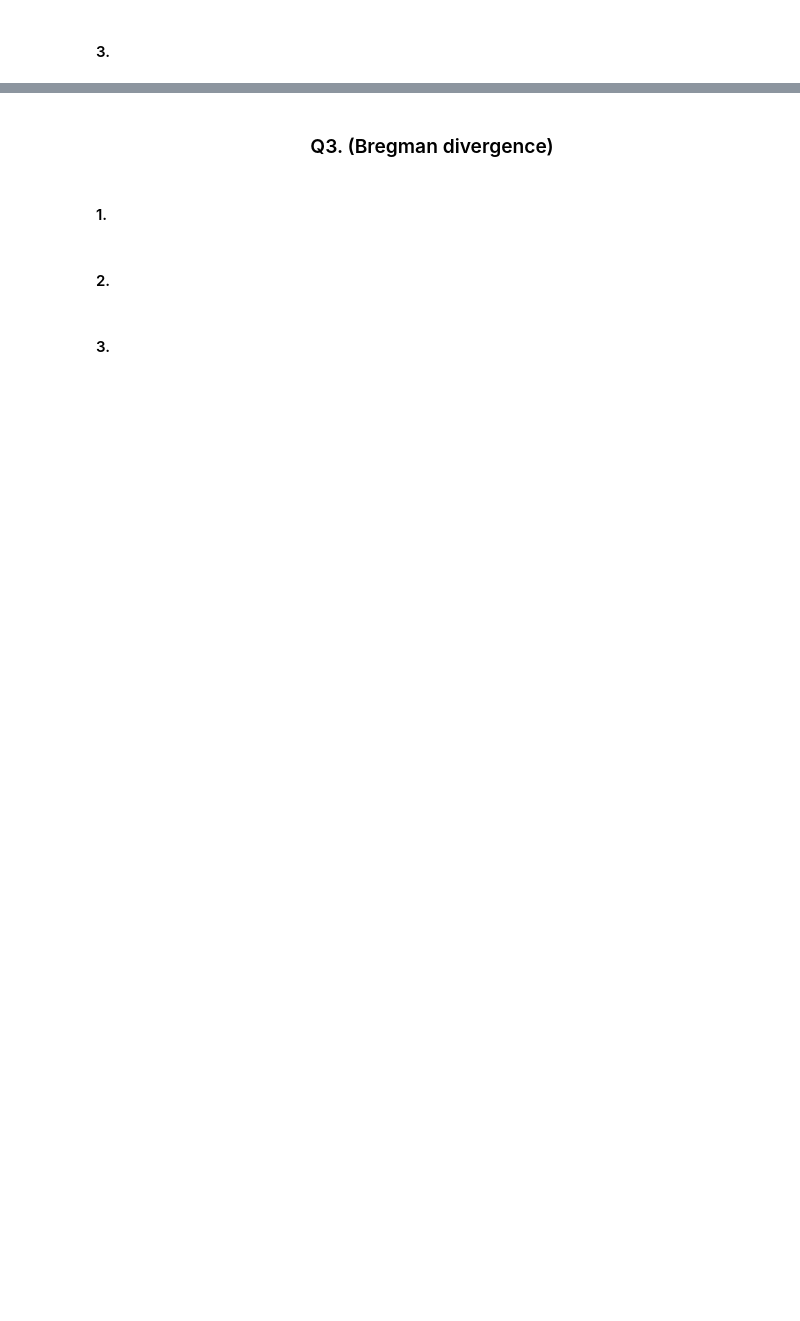
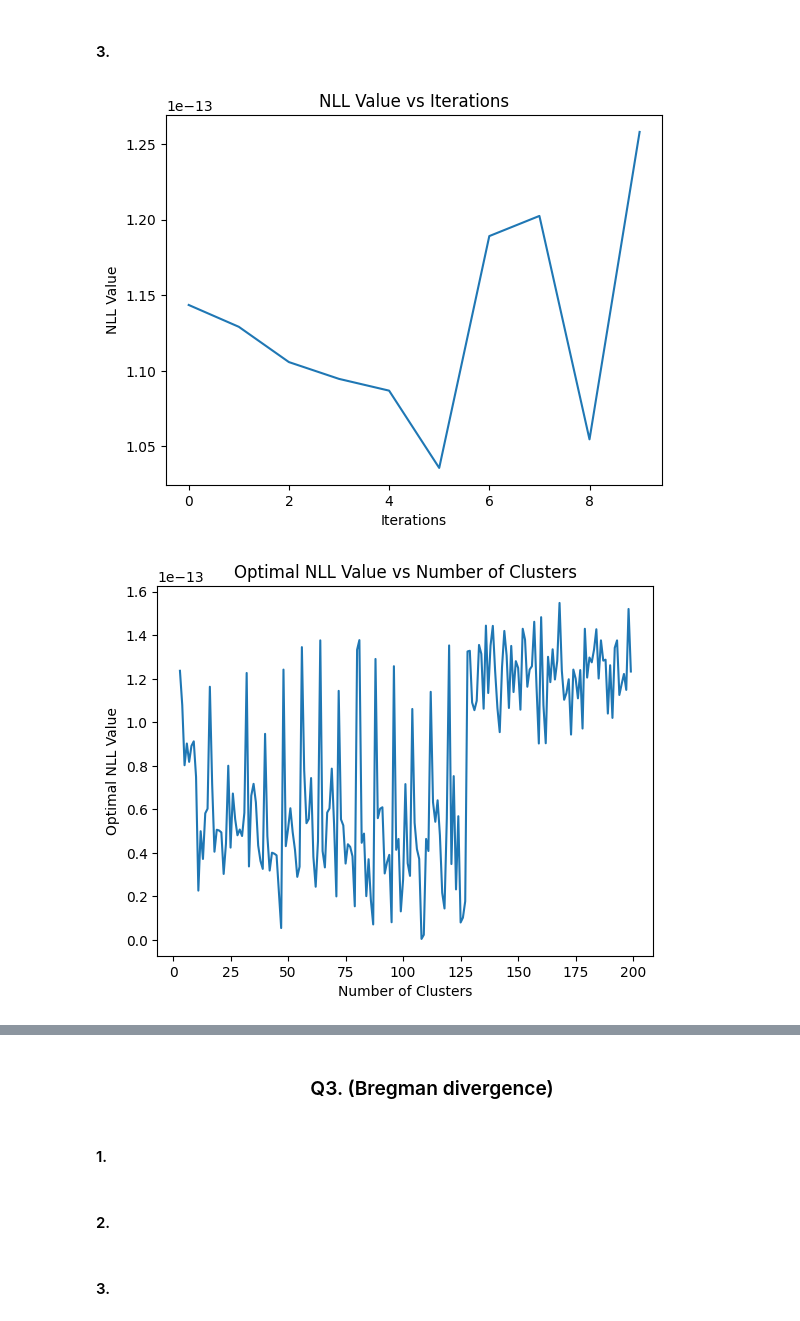
Before and after one commit to darkopetrov/DAT570_Continuous_optimization_in_data_science, a Jupyter notebook: Module_2/Code_2.ipynb, the cells around one changed output, grey strips where cells are left out. Cells and saved outputs as stored; diff of their text form; code cells hidden in the pictures; blank space fills up the shorter version.

```diff
--- a/Module_2/Code_2.ipynb
+++ b/Module_2/Code_2.ipynb
@@ -195,31 +261,101 @@ b)
 #### 3.
 # %%
 import numpy as np
+import pandas as pd
+import matplotlib.pyplot as plt
+import tqdm.notebook as tqdm
 
 def EM_clustering(X,sigma,K):
     # Number of iterations
     iter_num=10
     # d is the number of features and n is the number of the data points:
     (n,d)=X.shape
     # Initialize the K centroids randomly. Each row is a centroid.
     M=np.random.randn(K,d)
     # A vector that stores the NLL value in different iterations:
     value=np.zeros(iter_num)
-
     #start the EM loop:
     for k in range(iter_num):
         # Apply the E stape by calculating the omega_{i,k} coefficients
+        # omega_{i,k} = (exp(-norm(x_i-mu_k^(t))^2)/(2 sigma^2))/(sum_k=1^K exp(-norm(x_i-mu_k^(t))^2)/(2 sigma^2))
+        omega = np.zeros((n, K))
+        for i in range(n):
+            for j in range(K):
+                o4 = X[i] - M[j]
+                # print(o4)
+                o3 = np.linalg.norm(o4)
+                # print(o3)
+                o2 = o3**2
+                o1 = -o2 / (2 * sigma**2)
+                omega[i, j] = np.exp(o1)
+                # print(omega[i, j])
+                # print(omega)
+                # return 0
+                # print(omega) # we devide by 0 and we get nan values TODO: fix this
+            omega[i] /= np.sum(omega[i])
         # Apply the M step and obtain an update of M
+        # mu_k^(t+1) = sum_i=1^n omega_{i,k} x_i / sum_i=1^n omega_{i,k}
+        # for a in omega:
+            # print(a)
+        for j in range(K):
+            m2 = np.sum(omega[:, j])
+            # print(m2)
+            m1 = np.sum(omega[:, j].reshape(-1, 1) * X, axis=0)
+            M[j] =  m1 / m2
         # Calculate the NLL vale
-        value[k]= ...
+        value[k] = -np.sum(np.log(np.sum(omega, axis=1)))
 
     return M, value
 
-
 #Load the CC General dataset by pandas and keep the numerical part as a
 # numpy array X
+df = pd.read_csv('CC GENERAL.csv')
+X = df.select_dtypes(include=np.number).fillna(0).values
 
+# plt.plot(X)
+plt.show()
+# Normalize the data
+X = (X - np.mean(X, axis=0)) / np.std(X, axis=0)
+# plt.plot(X)
+plt.show()
+# X= X-100000
 # Apply EM_clustering(X,sigma,K)
+sigma = 1
+K = 3
+M, value = EM_clustering(X, sigma, K)
+
 # Plot value vs iterations
+plt.plot(value)
+plt.xlabel('Iterations')
+plt.ylabel('NLL Value')
+plt.title('NLL Value vs Iterations')
+plt.show()
+
 # Apply different numbers of clusters and plot the last
 # value of NLL (i.e. value[-1]) as the optimal NLL vs the number of clusters
+K_values = range(3, 200)
+optimal_NLL_values = []
+for K in tqdm.tqdm(K_values):
+    M, value = EM_clustering(X, sigma, K)
+    optimal_NLL_values.append(value[-1])
+plt.plot(K_values, optimal_NLL_values)
+plt.xlabel('Number of Clusters')
+plt.ylabel('Optimal NLL Value')
+plt.title('Optimal NLL Value vs Number of Clusters')
+plt.show()
+
+
+K = 3
+sigma_values = np.linspace(0.5, 20,1000)
+optimal_NLL_values = []
+for sigma in tqdm.tqdm(sigma_values):
+    M, value = EM_clustering(X, sigma, K)
+    optimal_NLL_values.append(value[-1])
+plt.plot(sigma_values, optimal_NLL_values)
+plt.xlabel('Number of Clusters')
+plt.ylabel('Optimal NLL Value')
+plt.title('Optimal NLL Value vs Simga')
+plt.show()
+# %% [output]
+[figure, added]
+[figure, added]
```
Also changed, not shown: parts of 9 cells of this notebook.
